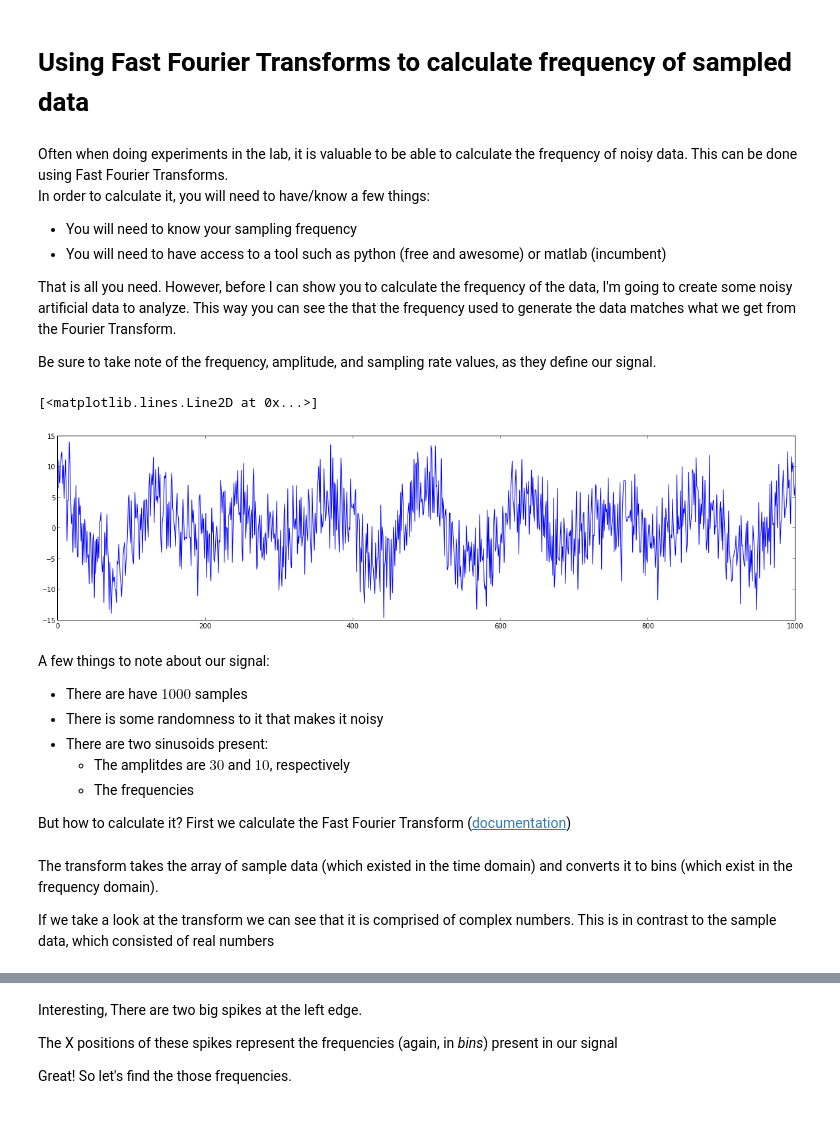
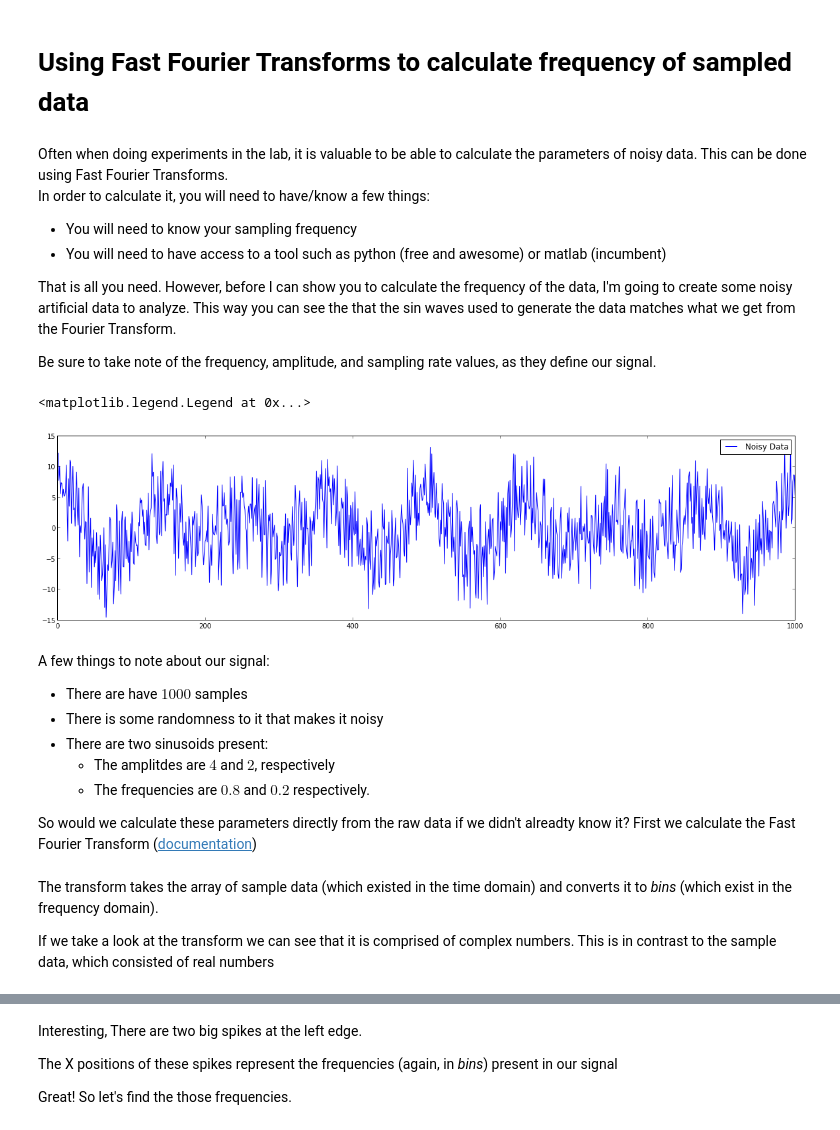
Before and after one commit to loughnane/tutorials, a Jupyter notebook: fft/fft.ipynb, the cells around one changed output, grey strips where cells are left out. Cells and saved outputs as stored; diff of their text form; code cells hidden in the pictures.

```diff
--- a/fft/fft.ipynb
+++ b/fft/fft.ipynb
@@ -4,46 +4,48 @@ figsize(20,5)
 # %% [markdown]
 # Using Fast Fourier Transforms to calculate frequency of sampled data
 # %% [markdown]
-Often when doing experiments in the lab, it is valuable to be able to calculate the frequency of noisy data. This can be done using Fast Fourier Transforms.
+Often when doing experiments in the lab, it is valuable to be able to calculate the parameters of noisy data. This can be done using Fast Fourier Transforms.
 In order to calculate it, you will need to have/know a few things:
 
 - You will need to know your sampling frequency
 - You will need to have access to a tool such as python (free and awesome) or matlab (incumbent)
 
-That is all you need. However, before I can show you to calculate the frequency of the data, I'm going to create some noisy artificial data to analyze. This way you can see the that the frequency used to generate the data matches what we get from the Fourier Transform.
+That is all you need. However, before I can show you to calculate the frequency of the data, I'm going to create some noisy artificial data to analyze. This way you can see the that the sin waves used to generate the data matches what we get from the Fourier Transform.
 
 Be sure to take note of the frequency, amplitude, and sampling rate values, as they define our signal.
 # %%
 #creating some noisy data
 
 t=linspace(0,1000,1000) #create some alues that represent time
 
 frequency1=0.8
 frequency2=0.6
 
 amplitude1=4
 amplitude2=2
 
 samplingRate=100
 
 noise=0.5
 
 rand1=np.random.random_sample(size=(t.shape))# create an array of random number from 0 to 1
 rand2=np.random.random_sample(size=(t.shape))# create another array of random numbers from 0 to 1
 rand=(rand1-rand2)*noise #subtract the arrays to give me a new array of random numbers from -1 to 1, and add some noise
 
 y=amplitude1*np.cos(2*pi*frequency1*t/samplingRate)-rand*10 + amplitude2*np.cos(2*pi*frequency2*t/samplingRate)-rand*10
-plot(t,y)
+
+plot(t,y,label="Noisy Data")
+legend()
 # %% [output]
-[<matplotlib.lines.Line2D at 0x...>]
+<matplotlib.legend.Legend at 0x...>
-[figure, old version]
+[figure, new version]
 # %% [markdown]
 A few things to note about our signal:
 
 - There are have $1000$ samples
 - There is some randomness to it that makes it noisy
 - There are two sinusoids present:
-    - The amplitdes are $30$ and $10$, respectively
-    - The frequencies
+    - The amplitdes are $4$ and $2$, respectively
+    - The frequencies are $0.8$ and $0.2$ respectively.
 
-But how to calculate it? First we calculate the Fast Fourier Transform ([documentation](http://docs.scipy.org/doc/numpy/reference/generated/numpy.fft.fft.html#numpy.fft.fft))
+So would we calculate these parameters directly from the raw data if we didn't alreadty know it? First we calculate the Fast Fourier Transform ([documentation](http://docs.scipy.org/doc/numpy/reference/generated/numpy.fft.fft.html#numpy.fft.fft))
@@ -52,5 +55,5 @@ Y=fft.fft(y)
 # %% [markdown]
-The transform takes the array of sample data (which existed in the time domain) and converts it to bins (which exist in the frequency domain).
+The transform takes the array of sample data (which existed in the time domain) and converts it to *bins* (which exist in the frequency domain).
 
 If we take a look at the transform we can see that it is comprised of complex numbers. This is in contrast to the sample data, which consisted of real numbers
 # %%
```
Also changed, not shown: parts of 17 cells of this notebook.
